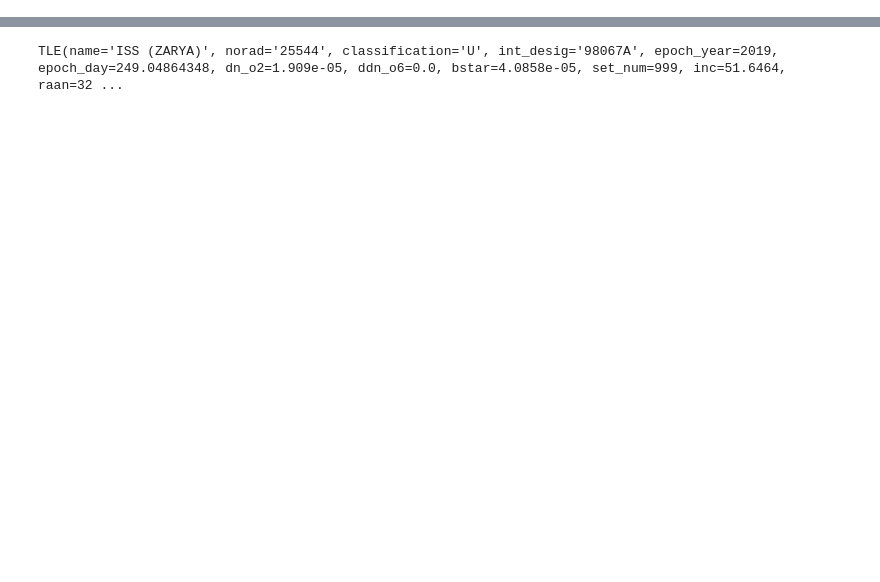
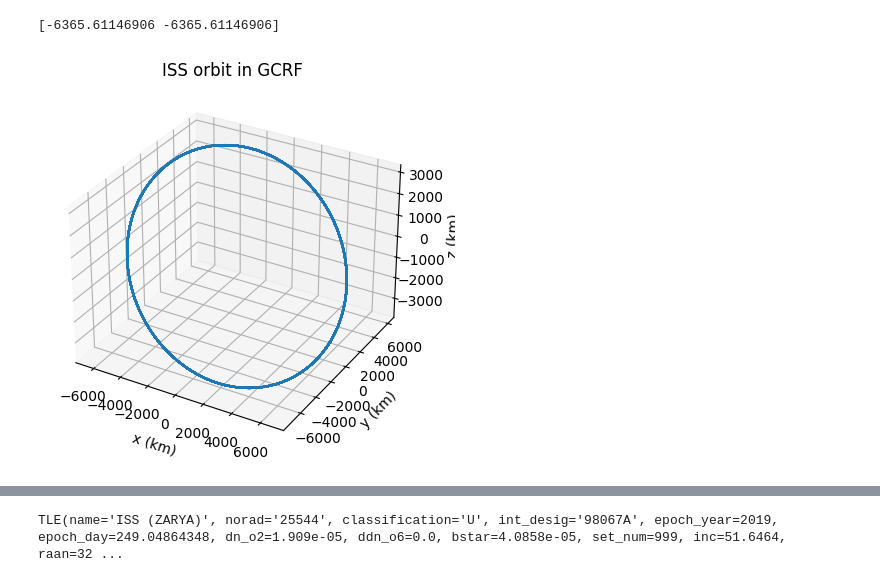
Before and after one commit to alibaniasad1999/Advanced_orbital_mechanics, a Jupyter notebook: HW/HW2/Code/Q4/Q4.ipynb, the cells around one changed output, grey strips where cells are left out. Drawn from its saved outputs; the diff is of its cells as text; code cells hidden in the pictures; blank space fills up the shorter version.

```diff
--- a/HW/HW2/Code/Q4/Q4.ipynb
+++ b/HW/HW2/Code/Q4/Q4.ipynb
@@ -10,6 +1,36 @@ True_Anomaly = 0 # deg
+# %%
+# ISS spacecraft observation
+Eccentricity = 0.0005771
+Inclination = 51.6409 # deg
+Perigee_Height = 415 # km
+Apogee_Height = 423 # km
+RAAN = 88.8414 # deg
+Argument_of_Perigee = 75.2083 # deg
+True_Anomaly = 0 # deg
+
+from poliastro.bodies import Earth
+from poliastro.twobody import Orbit
+a = 7000  # Semi-major axis in km
+ecc = Eccentricity  # Eccentricity
+inc = Inclination  # Inclination in degrees
+raan = 88.8414
+argp = 75.2083  # Argument of periapsis in degrees
+nu = 0  # True anomaly in degrees
+
+# Create an Orbit object from the orbital elements
+orb = Orbit.from_classical(Earth, a * u.km, ecc * u.one, inc * u.deg, raan * u.deg, argp * u.deg, nu * u.deg)
+# %%
+
+a = orb.r[0]
+a*2
+import numpy as np
+a = a.value
+c = np.array([a,a])
+print(c)
+# %% [output]
+[-6365.61146906 -6365.61146906]
 # %%
 # Simulation of ISS in GCRF for 48 hours
-# Time step is 1 second
 
 # Importing libraries
 import numpy as np
@@ -24,40 +45,42 @@ Re = 6378.1363 # km
 omega = 7.2921158553e-5 # rad/s
 
 # Initial conditions
-r0 = np.array([Re+Perigee_Height, 0, 0])
-v0 = np.array([0, np.sqrt(mu/(Re+Perigee_Height)), 0])
+r0 = np.array([orb.r.value[0], orb.r.value[1], orb.r.value[2]])
+v0 = np.array([orb.v.value[0], orb.v.value[1], orb.v.value[2]])
 
 # Time span
 t = np.linspace(0, 48*3600, 48*3600+1)
 
 # Function to compute the acceleration
 def acceleration(r, t):
     r_mag = np.linalg.norm(r)
     r_hat = r/r_mag
     a = -mu/r_mag**2*r_hat
     a[2] = a[2] - 3/2*J2*mu*Re**2/r_mag**4*(5*r[2]**2/r_mag**2-1)*r_hat[2]
     return a
 
 # Function to compute the derivative of the state vector
 def state_dot(state, t):
     r = state[:3]
     v = state[3:]
     r_dot = v
     v_dot = acceleration(r, t)
     return np.concatenate((r_dot, v_dot))
 
 # Solving the differential equation
 state = odeint(state_dot, np.concatenate((r0, v0)), t)
 
 # Plotting the results
 fig = plt.figure()
 ax = fig.add_subplot(111, projection='3d')
 ax.plot(state[:,0], state[:,1], state[:,2])
 ax.set_xlabel('x (km)')
 ax.set_ylabel('y (km)')
 ax.set_zlabel('z (km)')
 ax.set_title('ISS orbit in GCRF')
 plt.show()
+# %% [output]
+[figure, added]
 # %%
 # Simulate ISS in ITRF for 48 hours
 
```
Also changed, not shown: parts of 10 cells of this notebook.
